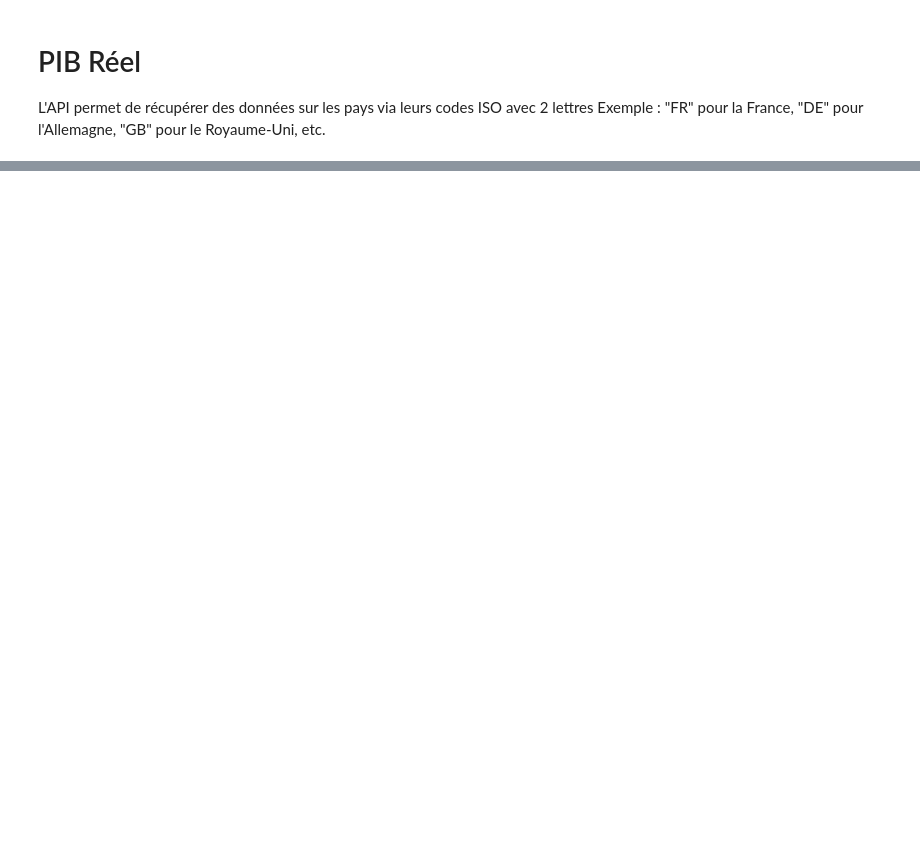
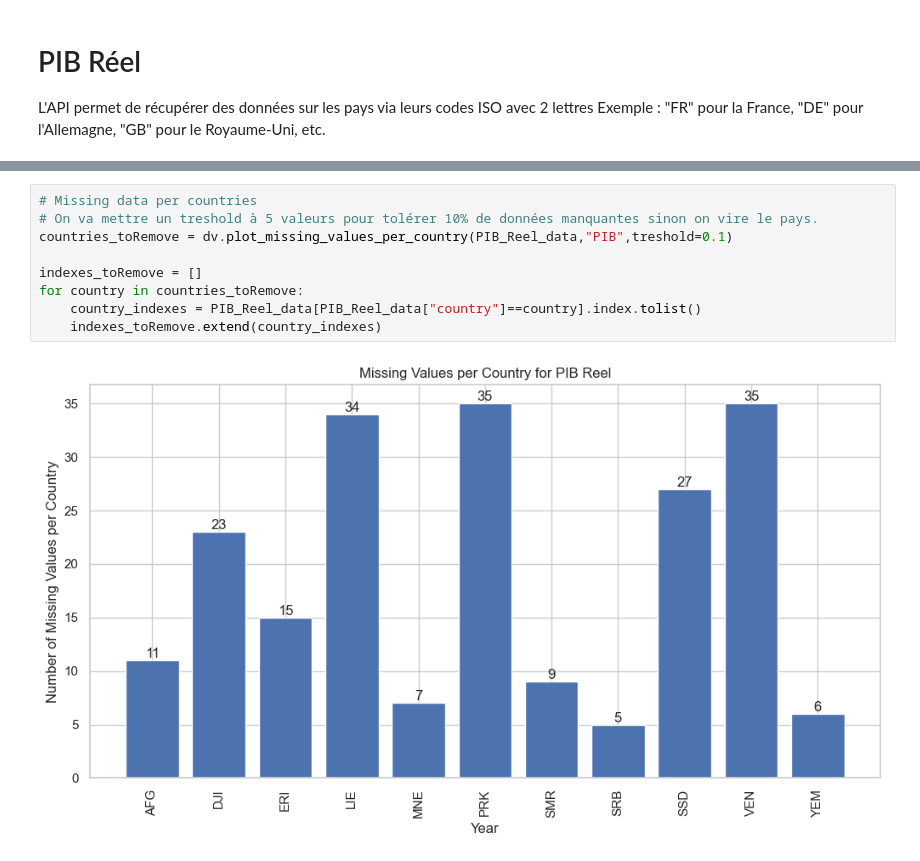
Before and after one commit to nile2304/Data-Science-Project-ENSAE, a Jupyter notebook: main.ipynb, the cells around one changed output, grey strips where cells are left out. Saved outputs shown, nothing was run; the diff lists cells and outputs as text; blank space fills up the shorter version.

```diff
--- a/main.ipynb
+++ b/main.ipynb
@@ -122,0 +208,11 @@ ConnectionError: Erreur API : 403
+# %%
+# Missing data per countries
+# On va mettre un treshold à 5 valeurs pour tolérer 10% de données manquantes sinon on vire le pays.
+countries_toRemove = dv.plot_missing_values_per_country(PIB_Reel_data,"PIB",treshold=0.1)
+
+indexes_toRemove = []
+for country in countries_toRemove:
+    country_indexes = PIB_Reel_data[PIB_Reel_data["country"]==country].index.tolist()
+    indexes_toRemove.extend(country_indexes)
+# %% [output]
+[figure, added]
```
Also changed, not shown: parts of 50 cells of this notebook.
